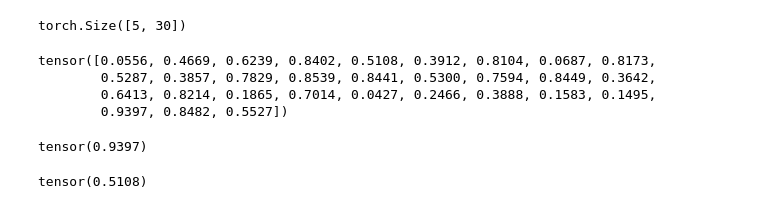
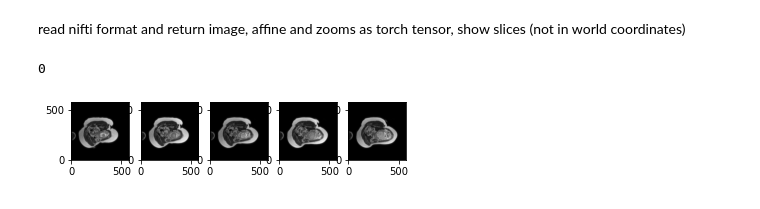
Before and after one commit to Constantin-Jehn/SVR_pytorch, a Jupyter notebook: demonstrator.ipynb, the cells around one changed output. Cells and saved outputs as stored; diff of their text form; code cells hidden in the pictures.

```diff
--- a/demonstrator.ipynb
+++ b/demonstrator.ipynb
@@ -182,19 +11,9 @@ tensor([[[0.0556, 0.8104, 0.8539, 0.6413, 0.3888],
-# %%
-output.shape
-# %% [output]
-torch.Size([5, 30])
-# %%
-output[4,:]
-# %% [output]
-tensor([0.0556, 0.4669, 0.6239, 0.8402, 0.5108, 0.3912, 0.8104, 0.0687, 0.8173,
-        0.5287, 0.3857, 0.7829, 0.8539, 0.8441, 0.5300, 0.7594, 0.8449, 0.3642,
-        0.6413, 0.8214, 0.1865, 0.7014, 0.0427, 0.2466, 0.3888, 0.1583, 0.1495,
-        0.9397, 0.8482, 0.5527])
-# %%
-I[1,0,4]
-# %% [output]
-tensor(0.9397)
-# %%
-I[1,1,0]
-# %% [output]
-tensor(0.5108)
+# %% [markdown]
+read nifti format and return image, affine and zooms as torch tensor, show slices (not in world coordinates)
+# %%
+filename = "iFIND00472_iFIND2_201901111210_PHILIPSJ2LF9B9_101_PIH1HR_Survey_32SENSE.s1.nii.gz"
+t_image, t_affine, zooms = data.nii_to_torch(filename)
+data.show_slice(t_image)
+# %% [output]
+0
+[figure, added]
```
Also changed, not shown: parts of 38 cells of this notebook, 8 other files.
